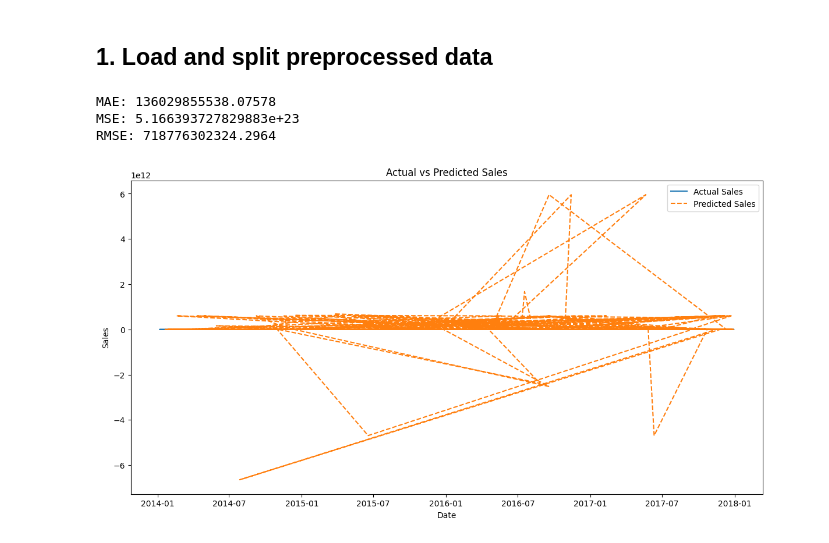
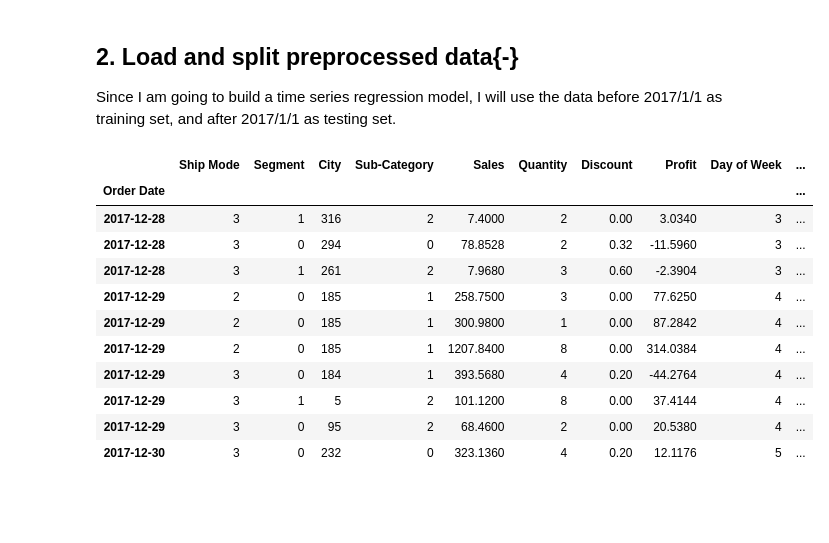
Before and after one commit to Jackreckness/msaphase2, a Jupyter notebook: part2-submission.ipynb, the cells around one changed output. Saved outputs shown, nothing was run; the diff lists cells and outputs as text; code cells hidden in the pictures; blank space fills up the shorter version.

```diff
--- a/part2-submission.ipynb
+++ b/part2-submission.ipynb
@@ -10,65 +30,25 @@ import matplotlib.pyplot as plt
 # %% [markdown]
-## 1. Load and split preprocessed data
+## 2. Load and split preprocessed data{-}
+Since I am going to build a time series regression model, I will use the data before 2017/1/1 as training set, and after 2017/1/1 as testing set.
 # %%
-import pandas as pd
-import numpy as np
-from sklearn.model_selection import train_test_split
-from sklearn.linear_model import LinearRegression
-from sklearn.metrics import mean_absolute_error, mean_squared_error
-import matplotlib.pyplot as plt
-
 # Load dataset
-df = pd.read_csv('./dataset/store_sales.csv', encoding='latin-1')
-
-# Convert 'Order Date' to datetime
+df = pd.read_csv('./dataset/store_sales_selected.csv', encoding='latin-1')
 df['Order Date'] = pd.to_datetime(df['Order Date'])
-
-# Extract month and year as separate features
-df['Month'] = df['Order Date'].dt.month
-df['Year'] = df['Order Date'].dt.year
-
-# Encode categorical variables
-df_encoded = pd.get_dummies(df, columns=['City', 'State', 'Sub-Category'])
-
-# Set features and target
-features = ['Quantity', 'Discount'] + [col for col in df_encoded.columns if 'City_' in col or 'State_' in col or 'Sub-Category_' in col]
-target = 'Sales'
-
-# Create the feature matrix (X) and target vector (y)
-X = df_encoded[features]
-y = df_encoded[target]
-
-# Split the data into training and testing sets
-X_train, X_test, y_train, y_test = train_test_split(X, y, test_size=0.2, random_state=42)
-
-# Train the model
-model = LinearRegression()
-model.fit(X_train, y_train)
-
-# Make predictions
-y_pred = model.predict(X_test)
-
-# Evaluate the model
-mae = mean_absolute_error(y_test, y_pred)
-mse = mean_squared_error(y_test, y_pred)
-rmse = np.sqrt(mse)
-
-print(f'MAE: {mae}')
-print(f'MSE: {mse}')
-print(f'RMSE: {rmse}')
-
-# Plot actual vs predicted sales
-plt.figure(figsize=(14, 7))
-plt.plot(df['Order Date'], df['Sales'], label='Actual Sales')
-plt.plot(df['Order Date'][y_test.index], y_pred, label='Predicted Sales', linestyle='--')
-plt.xlabel('Date')
-plt.ylabel('Sales')
-plt.title('Actual vs Predicted Sales')
-plt.legend()
-plt.show()
+df['Year'] = df['Year']-2014
+df = df.set_index('Order Date')
-# %% [output]
-MAE: 136029855538.07578
-MSE: 5.166393727829883e+23
-RMSE: 718776302324.2964
-[figure, removed]
+# %%
+df.tail(10)
+# %% [output]
+|  | Ship Mode | Segment | City | Sub-Category | Sales | Quantity | Discount | Profit | Day of Week | ... |
+| Order Date |  |  |  |  |  |  |  |  |  | ... |
+| 2017-12-28 | 3 | 1 | 316 | 2 | 7.4000 | 2 | 0.00 | 3.0340 | 3 | ... |
+| 2017-12-28 | 3 | 0 | 294 | 0 | 78.8528 | 2 | 0.32 | -11.5960 | 3 | ... |
+| 2017-12-28 | 3 | 1 | 261 | 2 | 7.9680 | 3 | 0.60 | -2.3904 | 3 | ... |
+| 2017-12-29 | 2 | 0 | 185 | 1 | 258.7500 | 3 | 0.00 | 77.6250 | 4 | ... |
+| 2017-12-29 | 2 | 0 | 185 | 1 | 300.9800 | 1 | 0.00 | 87.2842 | 4 | ... |
+| 2017-12-29 | 2 | 0 | 185 | 1 | 1207.8400 | 8 | 0.00 | 314.0384 | 4 | ... |
+| 2017-12-29 | 3 | 0 | 184 | 1 | 393.5680 | 4 | 0.20 | -44.2764 | 4 | ... |
+| 2017-12-29 | 3 | 1 | 5 | 2 | 101.1200 | 8 | 0.00 | 37.4144 | 4 | ... |
+| 2017-12-29 | 3 | 0 | 95 | 2 | 68.4600 | 2 | 0.00 | 20.5380 | 4 | ... |
+| 2017-12-30 | 3 | 0 | 232 | 0 | 323.1360 | 4 | 0.20 | 12.1176 | 5 | ... |
 # %%
```
Also changed, not shown: parts of 19 cells of this notebook, 4 other files.
